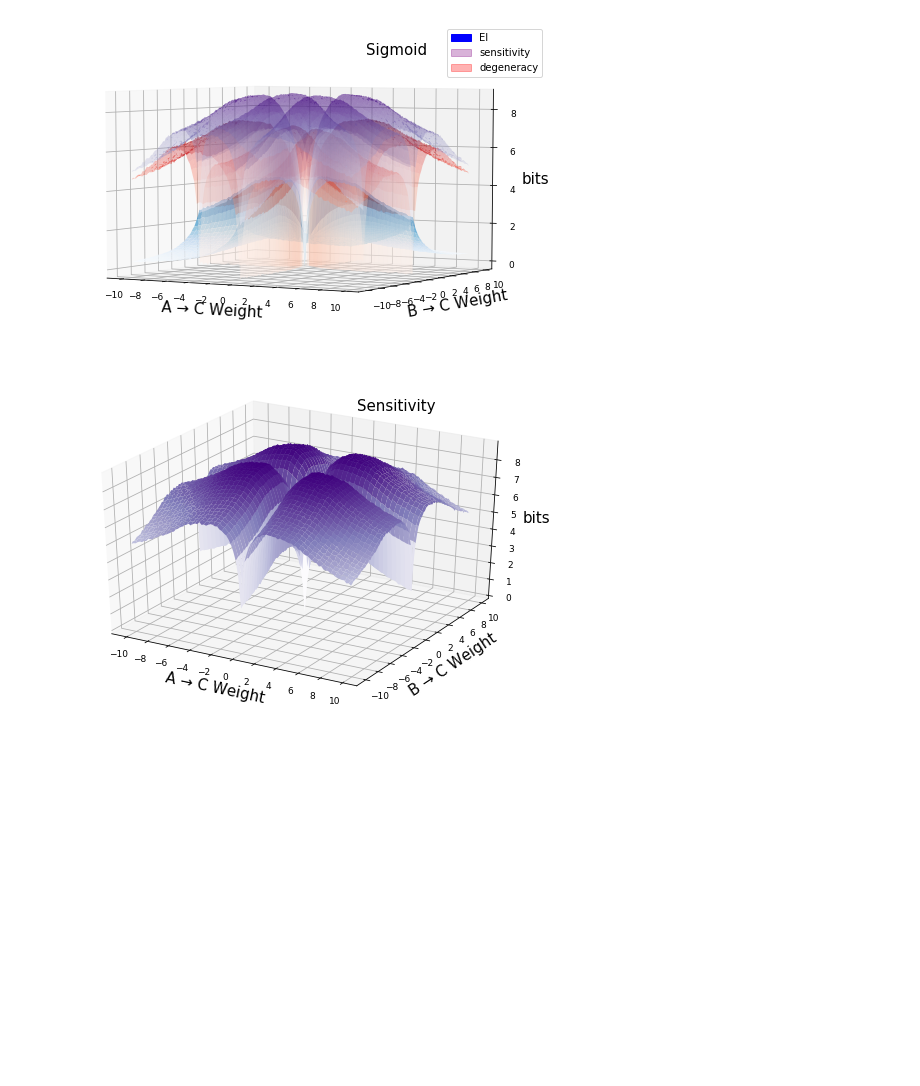
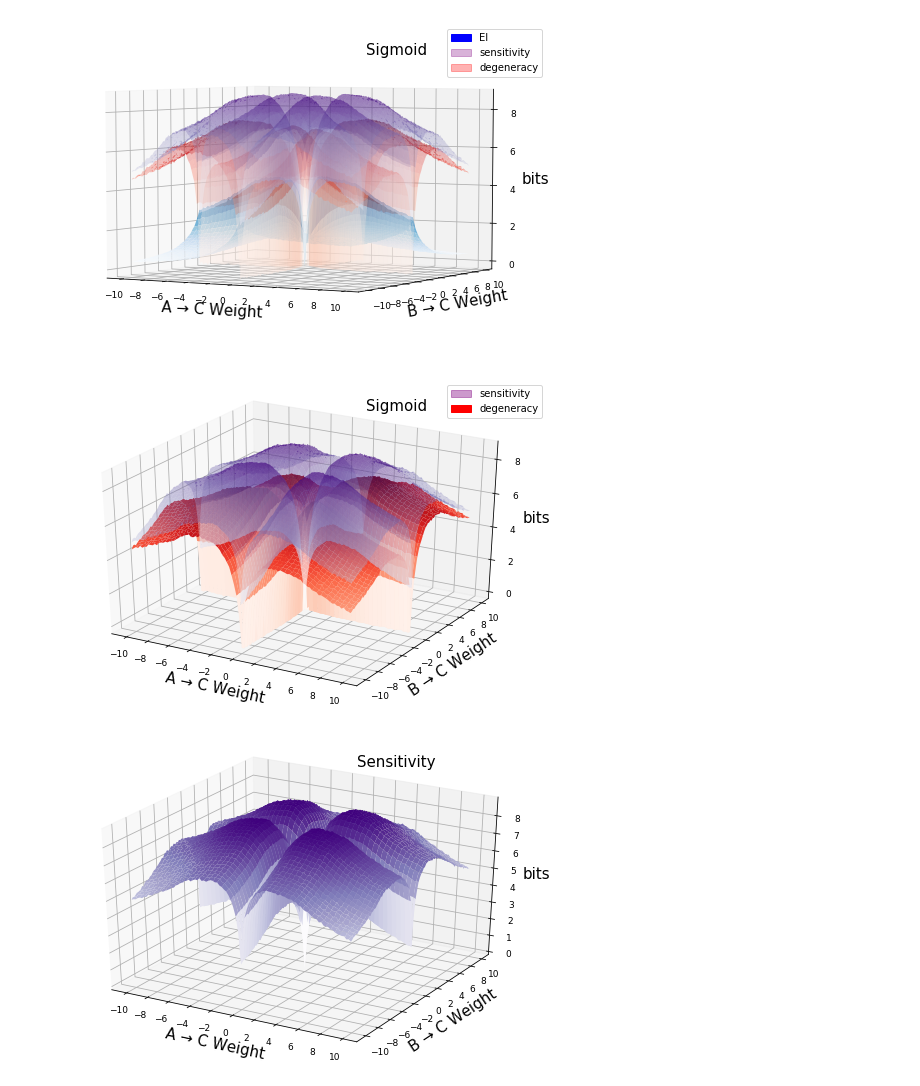
Before and after one commit to ejmichaud/ai-experiments, a Jupyter notebook: effective-information/dev/sensitivity-degeneracy-plots.ipynb, the cells around one changed output. Drawn from its saved outputs; the diff is of its cells as text; code cells hidden in the pictures; blank space fills up the shorter version.

Commit message:
added plot of 2d sensitivity and degeneracy without ei

```diff
--- a/effective-information/dev/sensitivity-degeneracy-plots.ipynb
+++ b/effective-information/dev/sensitivity-degeneracy-plots.ipynb
@@ -239,6 +237,43 @@ leg.legendHandles[2].set_color('red')
 plt.savefig("figures/sensitivity/all-three-sigmoid-lower-angle-2d", dpi=300, bbox_inches='tight')
 # %% [output]
 [figure]
+# %%
+evalPoints = 100 # originally 50... total = evalPoints * evalPoints
+lbound, ubound = -10.0, 10.0
+stepSize = (ubound - lbound) / evalPoints
+
+fig = plt.figure(figsize=(9, 6))
+ax = fig.gca(projection='3d')
+
+surf = ax.plot_surface(X, Y, sens, cmap=plt.cm.Purples, label="sensitivity", alpha=0.4)
+surf._facecolors2d=surf._facecolors3d
+surf._edgecolors2d=surf._edgecolors3d
+
+surf = ax.plot_surface(X, Y, sens-eis, cmap=plt.cm.Reds, label="degeneracy", alpha=1.0)
+surf._facecolors2d=surf._facecolors3d
+surf._edgecolors2d=surf._edgecolors3d
+
+
+size = ubound - lbound
+ax.xaxis.set_major_locator(matplotlib.ticker.MultipleLocator(2.0))
+ax.yaxis.set_major_locator(matplotlib.ticker.MultipleLocator(2.0))
+ax.tick_params(axis='both',which='major',labelsize=9)
+
+ax.set_title("Sigmoid", fontsize=15, x=0.7, y=0.965)
+ax.set_xlabel('A → C Weight', fontsize=15)
+ax.set_ylabel('B → C Weight', fontsize=15)
+ax.set_zlabel('bits', fontsize=15)
+
+# ax.view_init(elev=9)
+
+ax.legend()
+leg = ax.get_legend()
+leg.legendHandles[0].set_color('purple')
+leg.legendHandles[1].set_color('red')
+
+# plt.savefig("figures/sensitivity/all-three-sigmoid-lower-angle-2d", dpi=300, bbox_inches='tight')
+# %% [output]
+[figure, added]
 # %%
 evalPoints = 100 # originally 50... total = evalPoints * evalPoints
 lbound, ubound = -10.0, 10.0
```
Also changed, not shown: parts of 2 cells of this notebook, 1 other file.
